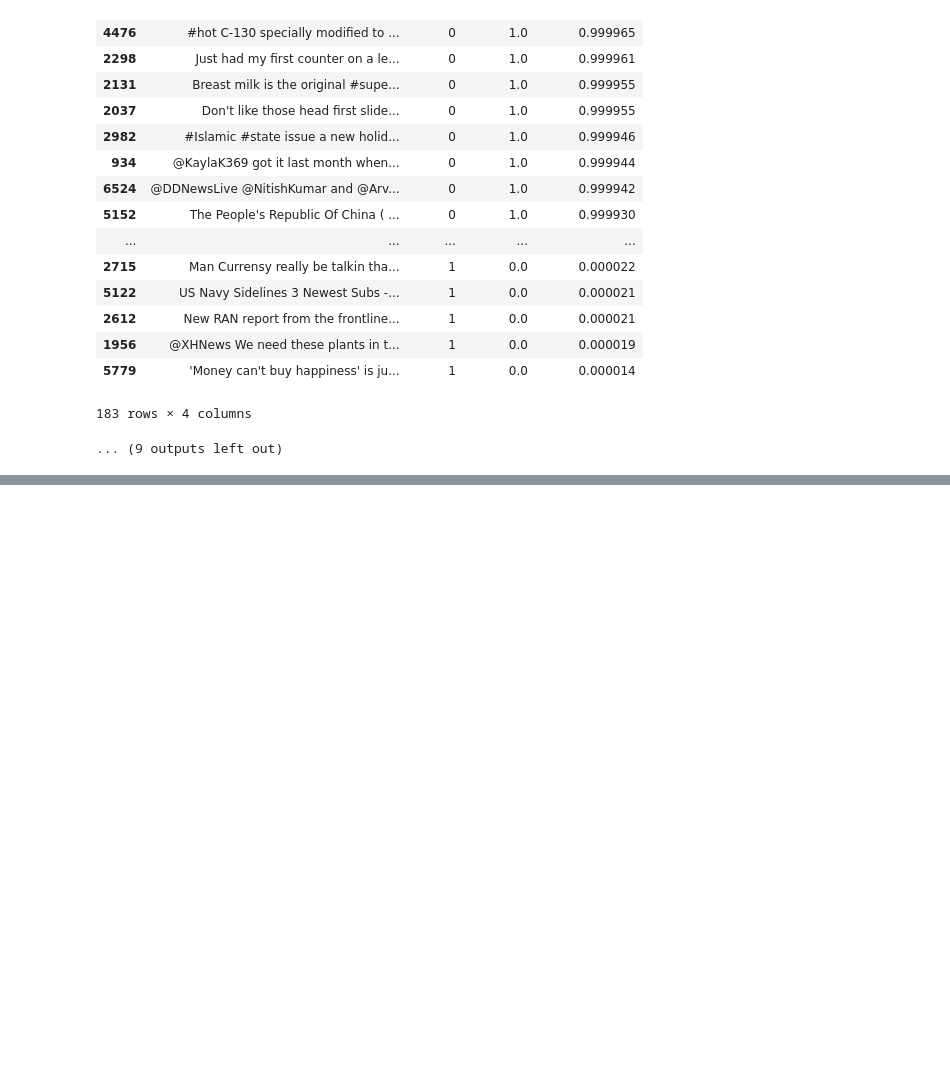
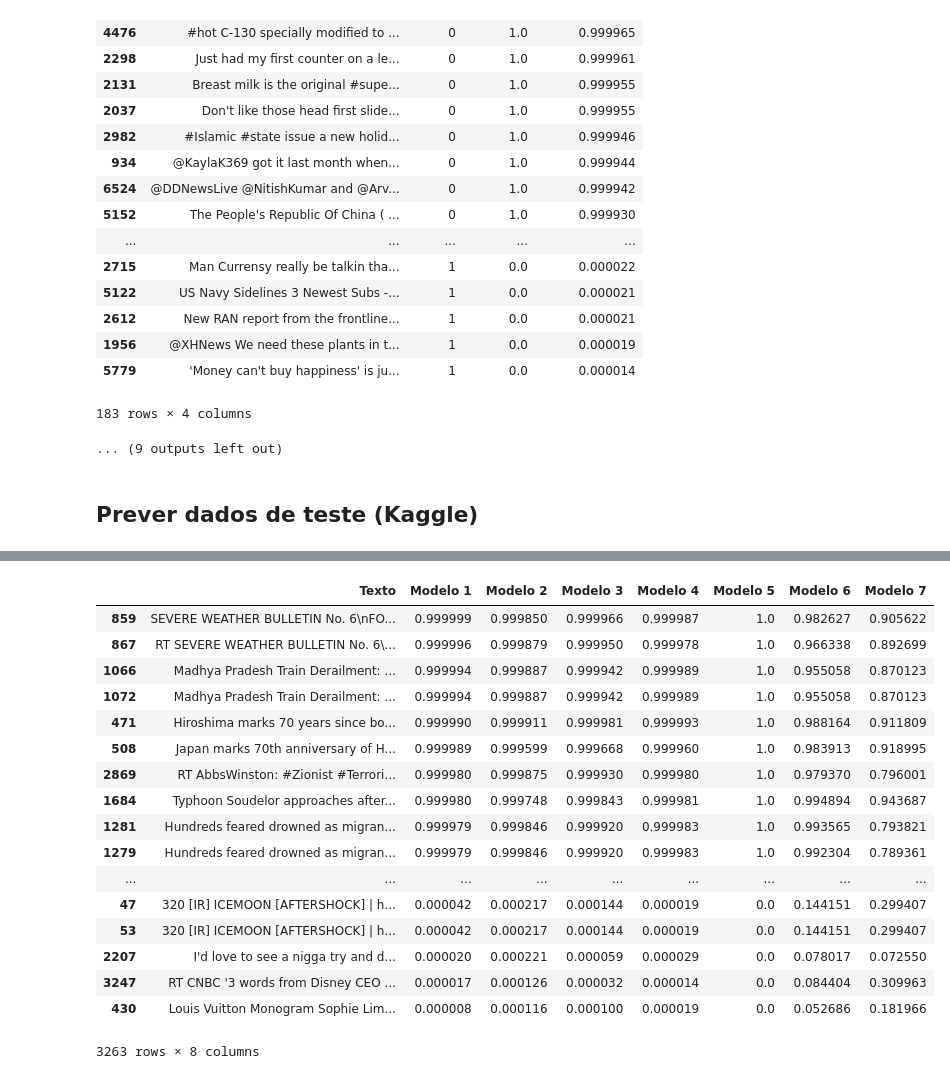
Before and after one commit to flohmannjr/tensorflow_curso, a Jupyter notebook: TensorFlow_NLP_RNN.ipynb, the cells around one changed output, grey strips where cells are left out. Cells and saved outputs as stored; diff of their text form; code cells hidden in the pictures; blank space fills up the shorter version.

Commit message:
Add prever teste Kaggle

```diff
--- a/TensorFlow_NLP_RNN.ipynb
+++ b/TensorFlow_NLP_RNN.ipynb
@@ -878,3 +878,13 @@ Modelo 4
 | 5779 | 'Money can't buy happiness' is ju... | 1 | 0.0 | 0.000014 |
 183 rows × 4 columns
 ... (9 outputs left out)
+# %% [markdown]
+## Prever dados de teste (Kaggle)
+# %%
+previsao_teste = pd.DataFrame({'Texto': df_teste['text']})
+
+for indice in range(1, 8):
+    previsao_teste[f'Modelo {indice}'] = tf.squeeze(tf.round(modelos[indice].predict([previsao_teste['Texto']]) * 1000000) / 1000000)
+
+previsao_teste.sort_values("Modelo 1", ascending=False)
+# %% [output]
@@ -880,0 +898,18 @@ Modelo 4
+|  | Texto | Modelo 1 | Modelo 2 | Modelo 3 | Modelo 4 | Modelo 5 | Modelo 6 | Modelo 7 |
+| 859 | SEVERE WEATHER BULLETIN No. 6\nFO... | 0.999999 | 0.999850 | 0.999966 | 0.999987 | 1.0 | 0.982627 | 0.905622 |
+| 867 | RT SEVERE WEATHER BULLETIN No. 6\... | 0.999996 | 0.999879 | 0.999950 | 0.999978 | 1.0 | 0.966338 | 0.892699 |
+| 1066 | Madhya Pradesh Train Derailment: ... | 0.999994 | 0.999887 | 0.999942 | 0.999989 | 1.0 | 0.955058 | 0.870123 |
+| 1072 | Madhya Pradesh Train Derailment: ... | 0.999994 | 0.999887 | 0.999942 | 0.999989 | 1.0 | 0.955058 | 0.870123 |
+| 471 | Hiroshima marks 70 years since bo... | 0.999990 | 0.999911 | 0.999981 | 0.999993 | 1.0 | 0.988164 | 0.911809 |
+| 508 | Japan marks 70th anniversary of H... | 0.999989 | 0.999599 | 0.999668 | 0.999960 | 1.0 | 0.983913 | 0.918995 |
+| 2869 | RT AbbsWinston: #Zionist #Terrori... | 0.999980 | 0.999875 | 0.999930 | 0.999980 | 1.0 | 0.979370 | 0.796001 |
+| 1684 | Typhoon Soudelor approaches after... | 0.999980 | 0.999748 | 0.999843 | 0.999981 | 1.0 | 0.994894 | 0.943687 |
+| 1281 | Hundreds feared drowned as migran... | 0.999979 | 0.999846 | 0.999920 | 0.999983 | 1.0 | 0.993565 | 0.793821 |
+| 1279 | Hundreds feared drowned as migran... | 0.999979 | 0.999846 | 0.999920 | 0.999983 | 1.0 | 0.992304 | 0.789361 |
+| ... | ... | ... | ... | ... | ... | ... | ... | ... |
+| 47 | 320 [IR] ICEMOON [AFTERSHOCK] | h... | 0.000042 | 0.000217 | 0.000144 | 0.000019 | 0.0 | 0.144151 | 0.299407 |
+| 53 | 320 [IR] ICEMOON [AFTERSHOCK] | h... | 0.000042 | 0.000217 | 0.000144 | 0.000019 | 0.0 | 0.144151 | 0.299407 |
+| 2207 | I'd love to see a nigga try and d... | 0.000020 | 0.000221 | 0.000059 | 0.000029 | 0.0 | 0.078017 | 0.072550 |
+| 3247 | RT CNBC '3 words from Disney CEO ... | 0.000017 | 0.000126 | 0.000032 | 0.000014 | 0.0 | 0.084404 | 0.309963 |
+| 430 | Louis Vuitton Monogram Sophie Lim... | 0.000008 | 0.000116 | 0.000100 | 0.000019 | 0.0 | 0.052686 | 0.181966 |
+3263 rows × 8 columns
```
Also changed, not shown: parts of 1 cell of this notebook.
